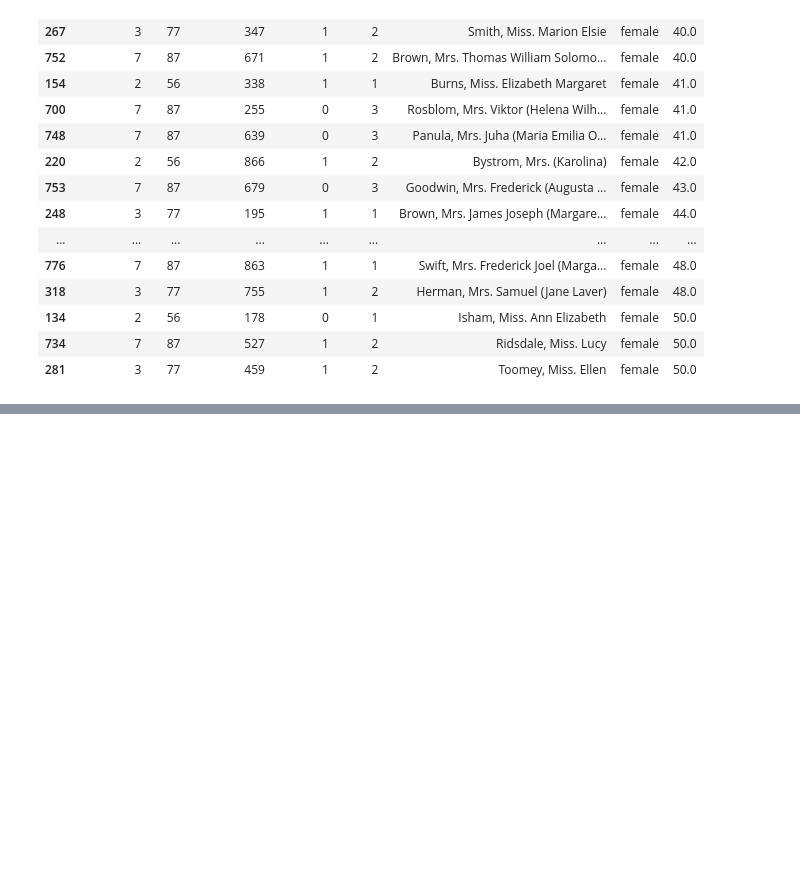
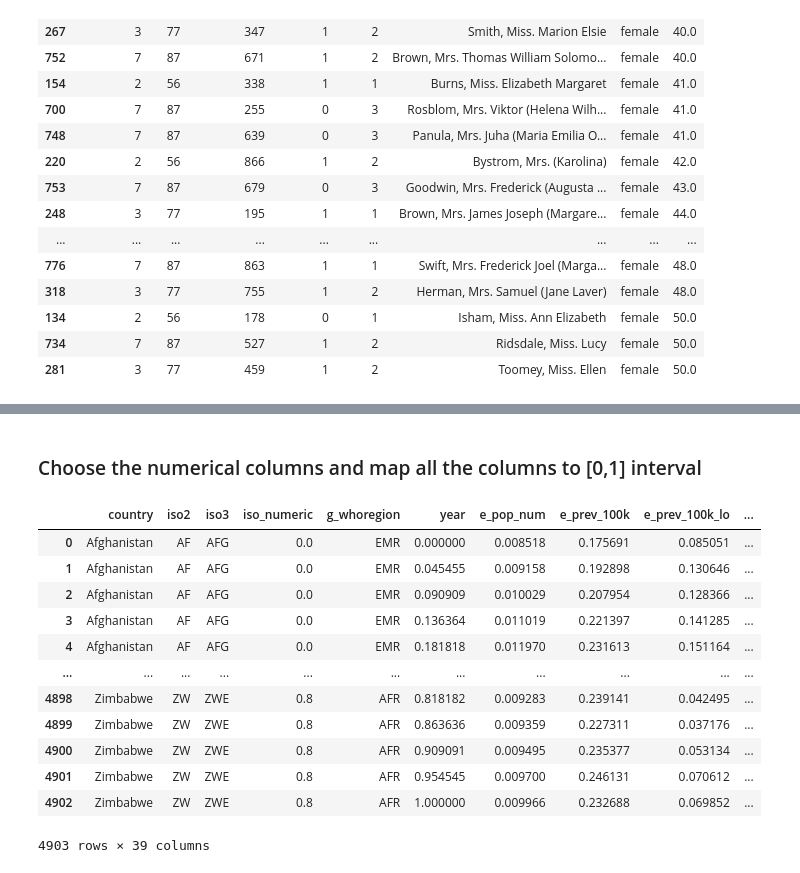
Before and after one commit to samclastine/week02, a Jupyter notebook: week02.ipynb, the cells around one changed output, grey strips where cells are left out. Cells and saved outputs as stored; diff of their text form; code cells hidden in the pictures; blank space fills up the shorter version.

```diff
--- a/week02.ipynb
+++ b/week02.ipynb
@@ -499,0 +404,21 @@ for i in enumerate(feature):
+# %%
+allColumns=df4.columns
+allColumns=['country', 'iso2', 'iso3', 'iso_numeric', 'g_whoregion', 'year',
+       'e_pop_num', 'e_prev_100k', 'e_prev_100k_lo', 'e_prev_100k_hi',
+       'e_prev_num', 'e_prev_num_lo', 'e_prev_num_hi', 'e_mort_exc_tbhiv_100k',
+       'e_mort_exc_tbhiv_100k_lo', 'e_mort_exc_tbhiv_100k_hi',
+       'e_mort_exc_tbhiv_num', 'e_mort_exc_tbhiv_num_lo',
+       'e_mort_exc_tbhiv_num_hi', 'source_mort', 'e_inc_100k', 'e_inc_100k_lo',
+       'e_inc_100k_hi', 'e_inc_num', 'e_inc_num_lo', 'e_inc_num_hi',
+       'e_tbhiv_prct', 'e_tbhiv_prct_lo', 'e_tbhiv_prct_hi',
+       'e_inc_tbhiv_100k', 'e_inc_tbhiv_100k_lo', 'e_inc_tbhiv_100k_hi',
+       'e_inc_tbhiv_num', 'e_inc_tbhiv_num_lo', 'e_inc_tbhiv_num_hi',
+       'source_tbhiv', 'c_cdr', 'c_cdr_lo', 'c_cdr_hi']
+
+
+
+for i in enumerate(allColumns):
+    if df4[i[1]].dtype=='int64' or df4[i[1]].dtype=='float64':
+        df4[i[1]]=df4[i[1]].fillna(df4[i[1]].mean())
+    else:
+        df4[i[1]].fillna(df4[i[1]].mode()[0],inplace=True)
@@ -499,0 +484,25 @@ for i in enumerate(feature):
+# %% [markdown]
+### Choose the numerical columns and map all the columns to [0,1] interval
+# %%
+normalized_df=df4.copy()
+for i in enumerate(allColumns):
+    if df4[i[1]].dtype=='int64' or df4[i[1]].dtype=='float64':
+        max_value = df4[i[1]].max()
+        min_value = df4[i[1]].min()
+        normalized_df[i[1]]=(df4[i[1]] - min_value) / (max_value - min_value)
+# %%
+normalized_df
+# %% [output]
+|  | country | iso2 | iso3 | iso_numeric | g_whoregion | year | e_pop_num | e_prev_100k | e_prev_100k_lo | ... |
+| 0 | Afghanistan | AF | AFG | 0.0 | EMR | 0.000000 | 0.008518 | 0.175691 | 0.085051 | ... |
+| 1 | Afghanistan | AF | AFG | 0.0 | EMR | 0.045455 | 0.009158 | 0.192898 | 0.130646 | ... |
+| 2 | Afghanistan | AF | AFG | 0.0 | EMR | 0.090909 | 0.010029 | 0.207954 | 0.128366 | ... |
+| 3 | Afghanistan | AF | AFG | 0.0 | EMR | 0.136364 | 0.011019 | 0.221397 | 0.141285 | ... |
+| 4 | Afghanistan | AF | AFG | 0.0 | EMR | 0.181818 | 0.011970 | 0.231613 | 0.151164 | ... |
+| ... | ... | ... | ... | ... | ... | ... | ... | ... | ... | ... |
+| 4898 | Zimbabwe | ZW | ZWE | 0.8 | AFR | 0.818182 | 0.009283 | 0.239141 | 0.042495 | ... |
+| 4899 | Zimbabwe | ZW | ZWE | 0.8 | AFR | 0.863636 | 0.009359 | 0.227311 | 0.037176 | ... |
+| 4900 | Zimbabwe | ZW | ZWE | 0.8 | AFR | 0.909091 | 0.009495 | 0.235377 | 0.053134 | ... |
+| 4901 | Zimbabwe | ZW | ZWE | 0.8 | AFR | 0.954545 | 0.009700 | 0.246131 | 0.070612 | ... |
+| 4902 | Zimbabwe | ZW | ZWE | 0.8 | AFR | 1.000000 | 0.009966 | 0.232688 | 0.069852 | ... |
+4903 rows × 39 columns
```
Also changed, not shown: parts of 72 cells of this notebook.
